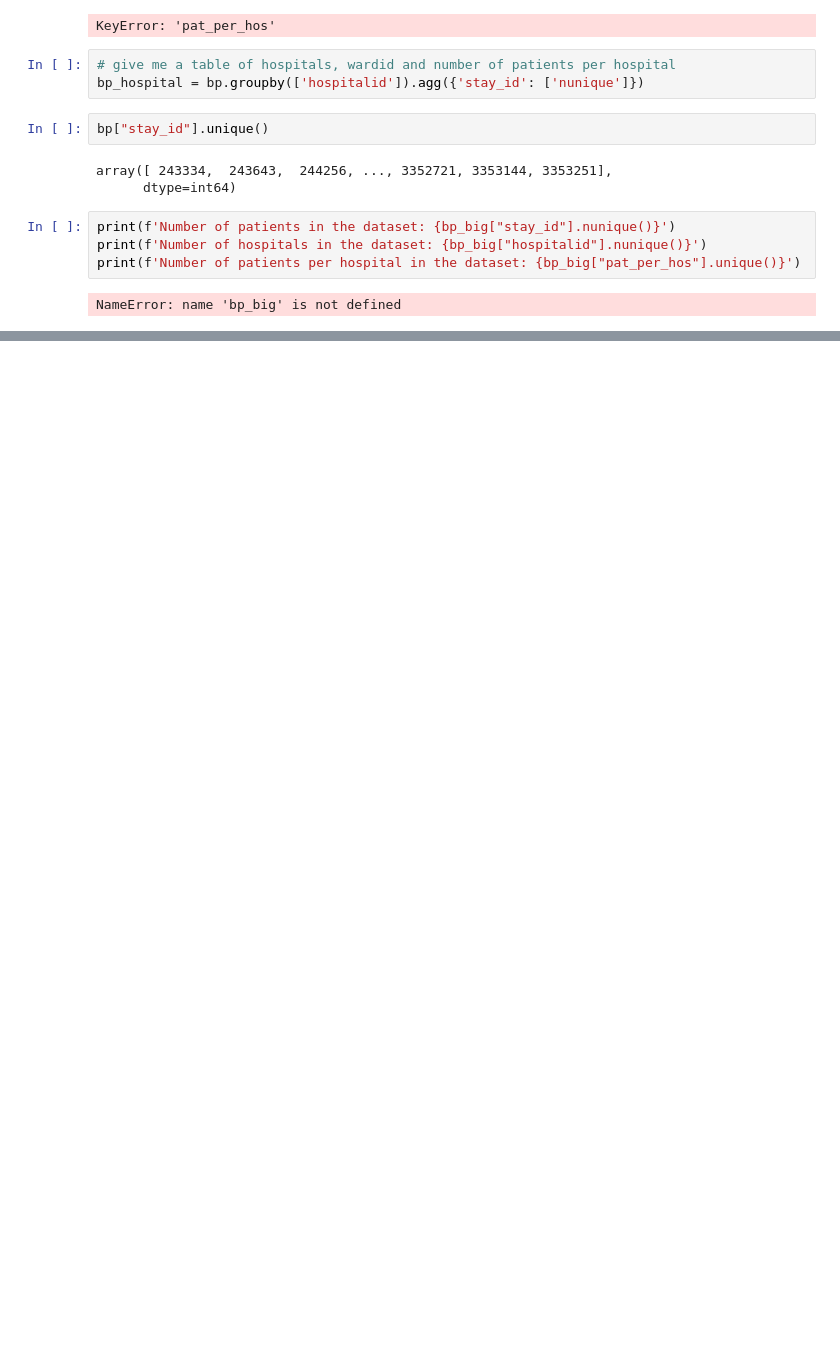
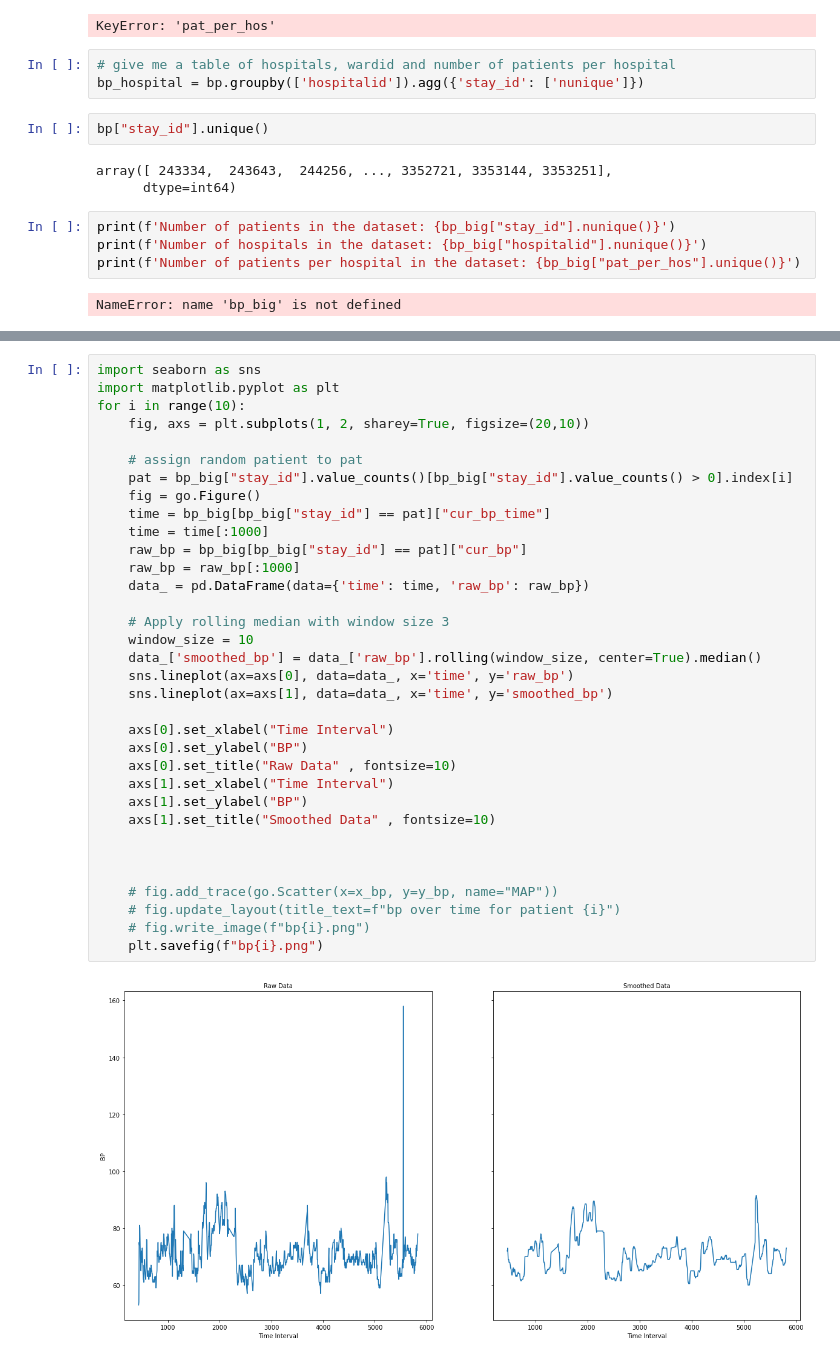
Before and after one commit to EytanSlotnik/FinalProjDS, a Jupyter notebook: notebooks/exclusion.ipynb, the cells around one changed output, grey strips where cells are left out. Saved outputs shown, nothing was run; the diff lists cells and outputs as text; blank space fills up the shorter version.

```diff
--- a/notebooks/exclusion.ipynb
+++ b/notebooks/exclusion.ipynb
@@ -184,0 +166,36 @@ Successfully installed kaleido-0.2.1
+# %%
+import seaborn as sns
+import matplotlib.pyplot as plt
+for i in range(10):
+    fig, axs = plt.subplots(1, 2, sharey=True, figsize=(20,10))
+
+    # assign random patient to pat
+    pat = bp_big["stay_id"].value_counts()[bp_big["stay_id"].value_counts() > 0].index[i]
+    fig = go.Figure()
+    time = bp_big[bp_big["stay_id"] == pat]["cur_bp_time"]
+    time = time[:1000]
+    raw_bp = bp_big[bp_big["stay_id"] == pat]["cur_bp"]
+    raw_bp = raw_bp[:1000]
+    data_ = pd.DataFrame(data={'time': time, 'raw_bp': raw_bp})
+
+    # Apply rolling median with window size 3
+    window_size = 10
+    data_['smoothed_bp'] = data_['raw_bp'].rolling(window_size, center=True).median()
+    sns.lineplot(ax=axs[0], data=data_, x='time', y='raw_bp')
+    sns.lineplot(ax=axs[1], data=data_, x='time', y='smoothed_bp')
+
+    axs[0].set_xlabel("Time Interval")
+    axs[0].set_ylabel("BP")
+    axs[0].set_title("Raw Data" , fontsize=10)
+    axs[1].set_xlabel("Time Interval")
+    axs[1].set_ylabel("BP")
+    axs[1].set_title("Smoothed Data" , fontsize=10)
+
+
+
+    # fig.add_trace(go.Scatter(x=x_bp, y=y_bp, name="MAP"))
+    # fig.update_layout(title_text=f"bp over time for patient {i}")
+    # fig.write_image(f"bp{i}.png")
+    plt.savefig(f"bp{i}.png")
+# %% [output]
+[figure, added]
```
Also changed, not shown: parts of 10 cells of this notebook.
